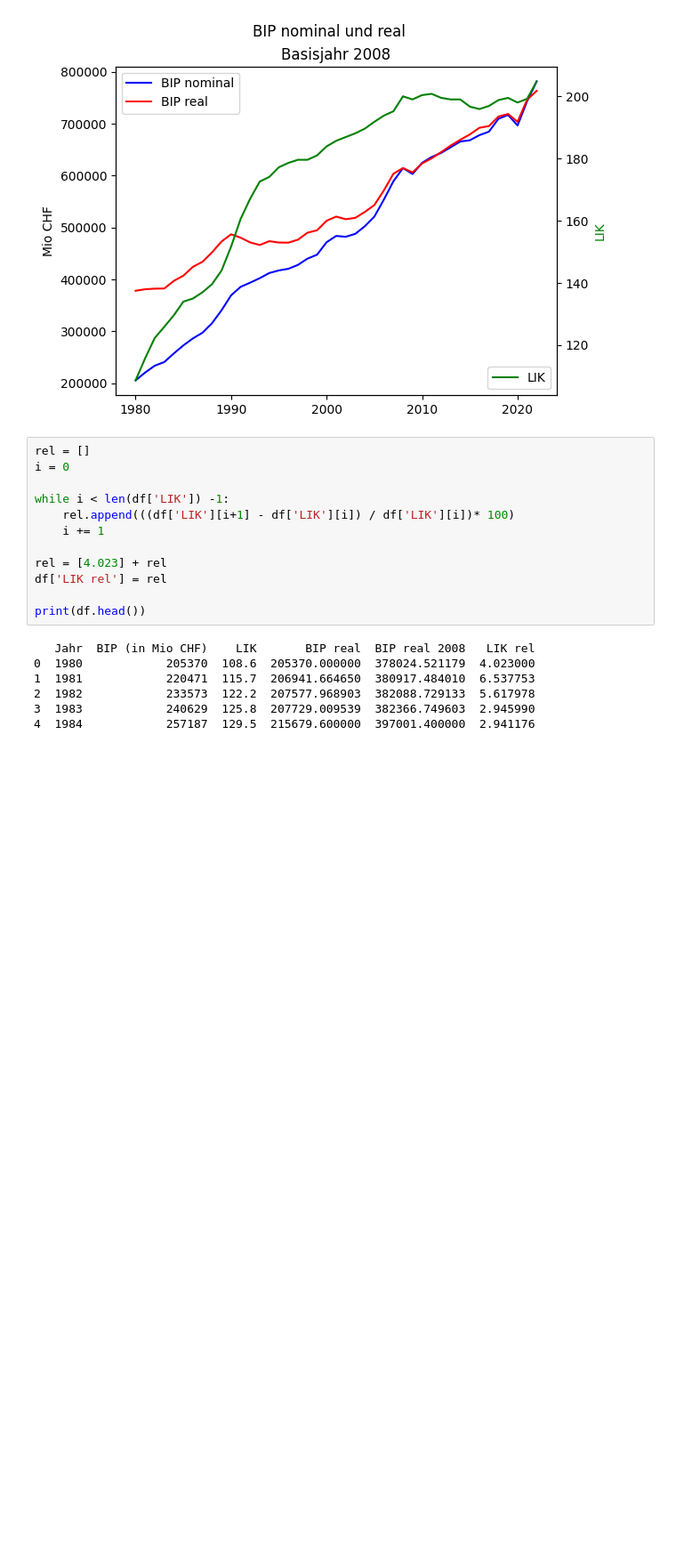
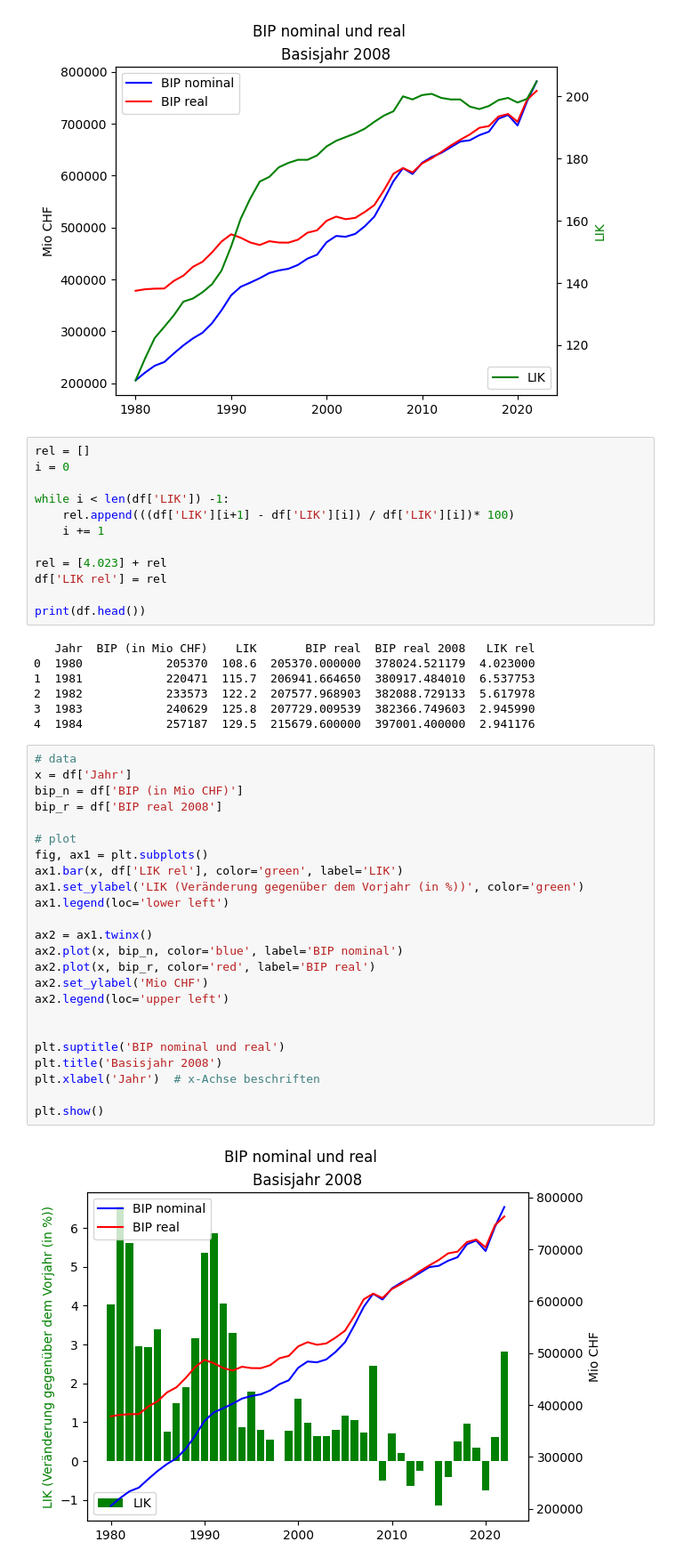
Before and after one commit to Jacques-Mock-Schindler/WR_I_21-24, a Jupyter notebook: docs/231113/relaes_bip_entwicklung.ipynb, the cells around one changed output. Shown at 89% size. Saved outputs shown, nothing was run; the diff lists cells and outputs as text; blank space fills up the shorter version.

```diff
--- a/docs/231113/relaes_bip_entwicklung.ipynb
+++ b/docs/231113/relaes_bip_entwicklung.ipynb
@@ -146,3 +146,29 @@ print(df.head())
 2  1982            233573  122.2  207577.968903  382088.729133  5.617978
 3  1983            240629  125.8  207729.009539  382366.749603  2.945990
 4  1984            257187  129.5  215679.600000  397001.400000  2.941176
+# %%
+# data
+x = df['Jahr']
+bip_n = df['BIP (in Mio CHF)']
+bip_r = df['BIP real 2008']
+
+# plot
+fig, ax1 = plt.subplots()
+ax1.bar(x, df['LIK rel'], color='green', label='LIK')
+ax1.set_ylabel('LIK (Veränderung gegenüber dem Vorjahr (in %))', color='green')
+ax1.legend(loc='lower left')
+
+ax2 = ax1.twinx()
+ax2.plot(x, bip_n, color='blue', label='BIP nominal')
+ax2.plot(x, bip_r, color='red', label='BIP real')
+ax2.set_ylabel('Mio CHF')
+ax2.legend(loc='upper left')
+
+
+plt.suptitle('BIP nominal und real')
+plt.title('Basisjahr 2008')
+plt.xlabel('Jahr')  # x-Achse beschriften
+
+plt.show()
+# %% [output]
+[figure, added]
```
